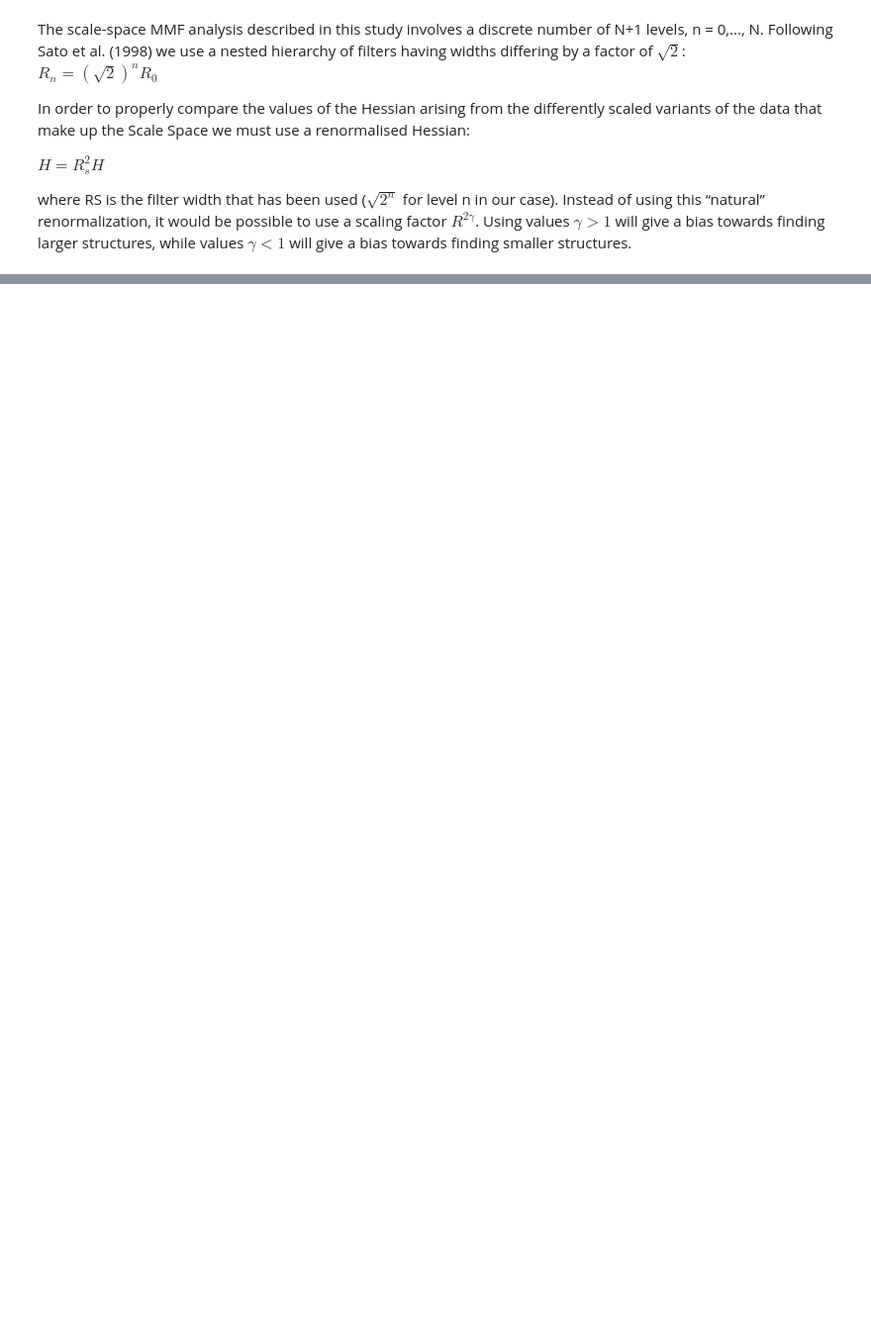
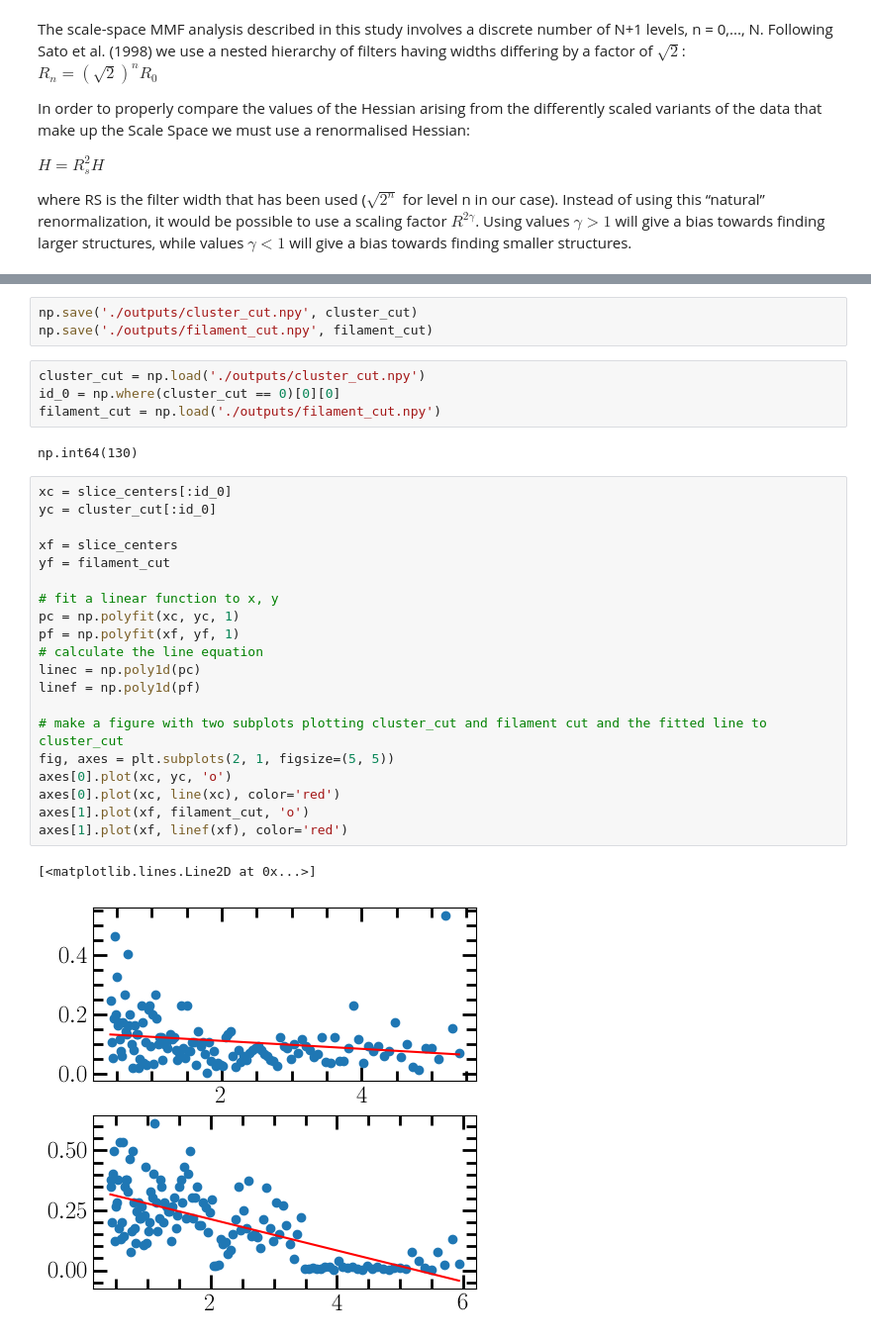
Before and after one commit to sinataamoli/COSMOS2020-filaments, a Jupyter notebook: COSMOS2020_Filaments-v2.ipynb, the cells around one changed output, grey strips where cells are left out. Shown at 99% size. Saved outputs shown, nothing was run; the diff lists cells and outputs as text; blank space fills up the shorter version.

```diff
--- a/COSMOS2020_Filaments-v2.ipynb
+++ b/COSMOS2020_Filaments-v2.ipynb
@@ -895,0 +1234,32 @@ plt.savefig('results/Filament_identification_MultiScale.png', format = 'png', dp
+# %%
+np.save('./outputs/cluster_cut.npy', cluster_cut)
+np.save('./outputs/filament_cut.npy', filament_cut)
+# %%
+cluster_cut = np.load('./outputs/cluster_cut.npy')
+id_0 = np.where(cluster_cut == 0)[0][0]
+filament_cut = np.load('./outputs/filament_cut.npy')
+# %% [output]
+np.int64(130)
+# %%
+xc = slice_centers[:id_0]
+yc = cluster_cut[:id_0]
+
+xf = slice_centers
+yf = filament_cut
+
+# fit a linear function to x, y
+pc = np.polyfit(xc, yc, 1)
+pf = np.polyfit(xf, yf, 1)
+# calculate the line equation
+linec = np.poly1d(pc)
+linef = np.poly1d(pf)
+
+# make a figure with two subplots plotting cluster_cut and filament cut and the fitted line to cluster_cut
+fig, axes = plt.subplots(2, 1, figsize=(5, 5))
+axes[0].plot(xc, yc, 'o')
+axes[0].plot(xc, line(xc), color='red')
+axes[1].plot(xf, filament_cut, 'o')
+axes[1].plot(xf, linef(xf), color='red')
+# %% [output]
+[<matplotlib.lines.Line2D at 0x...>]
+[figure, added]
```
Also changed, not shown: parts of 31 cells of this notebook, 1 other file.
